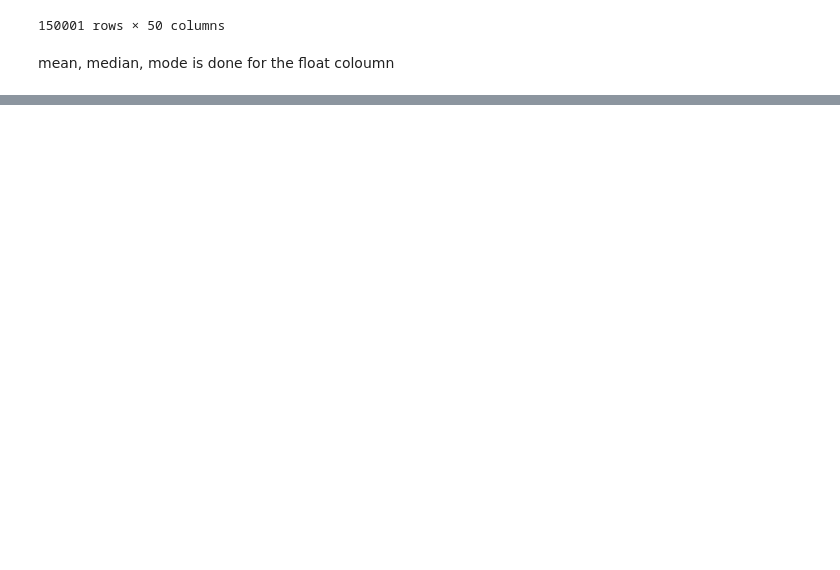
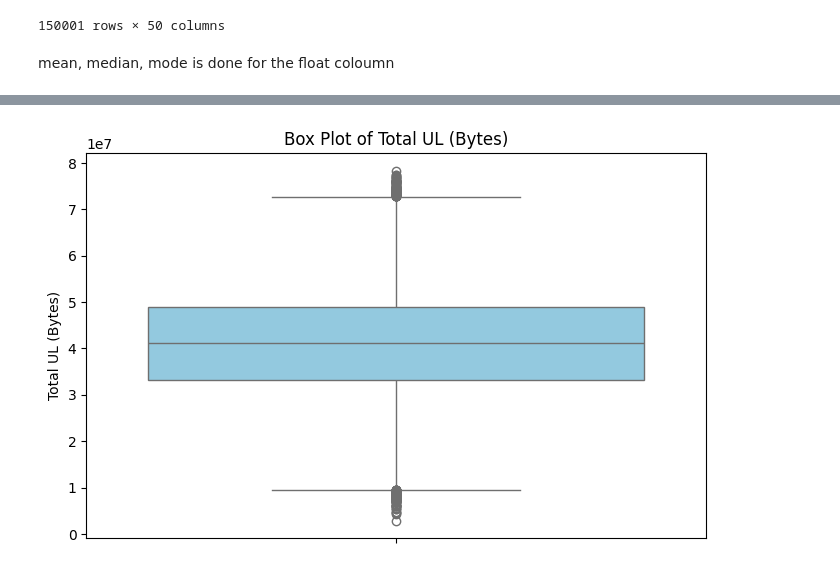
Before and after one commit to abrhamadddis/Week-1-User-Analytics-in-the-Telecommunication-Industry, a Jupyter notebook: connection/Basic_metric.ipynb, the cells around one changed output, grey strips where cells are left out. Drawn from its saved outputs; the diff is of its cells as text; code cells hidden in the pictures; blank space fills up the shorter version.

Commit message:
non graphical, graphical univriate analysis is done

```diff
--- a/connection/Basic_metric.ipynb
+++ b/connection/Basic_metric.ipynb
@@ -49,0 +76,14 @@ results
+# %%
+import matplotlib.pyplot as plt
+
+# Select columns for analysis
+columns_for_analysis = ["Dur. (ms)", "Avg RTT DL (ms)", "Avg RTT UL (ms)", "Avg Bearer TP DL (kbps)", "Total UL (Bytes)"]
+
+# Plot histograms for each selected column
+for column in columns_for_analysis:
+    plt.figure(figsize=(8, 5))
+    plt.hist(float_data[column].dropna(), bins=30, edgecolor='black', color='skyblue')
+    plt.title(f'Histogram of {column}')
+    plt.xlabel(column)
+    plt.ylabel('Frequency')
+    plt.show()
@@ -49,0 +96,14 @@ results
+# %%
+import seaborn as sns
+
+# Select columns for analysis
+columns_for_analysis = ["Total UL (Bytes)"]
+
+# Plot box plots for each selected column
+for column in columns_for_analysis:
+    plt.figure(figsize=(8, 5))
+    sns.boxplot(y=column, data=float_data, color='skyblue')
+    plt.title(f'Box Plot of {column}')
+    plt.show()
+# %% [output]
+[figure, added]
```
Also changed, not shown: parts of 5 cells of this notebook.
